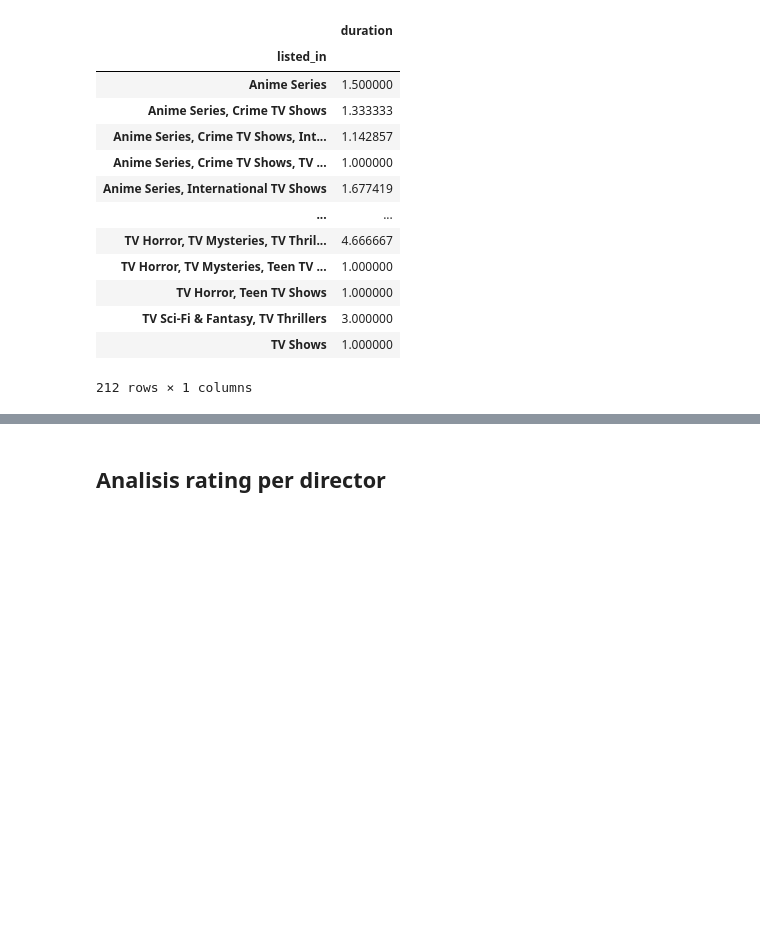
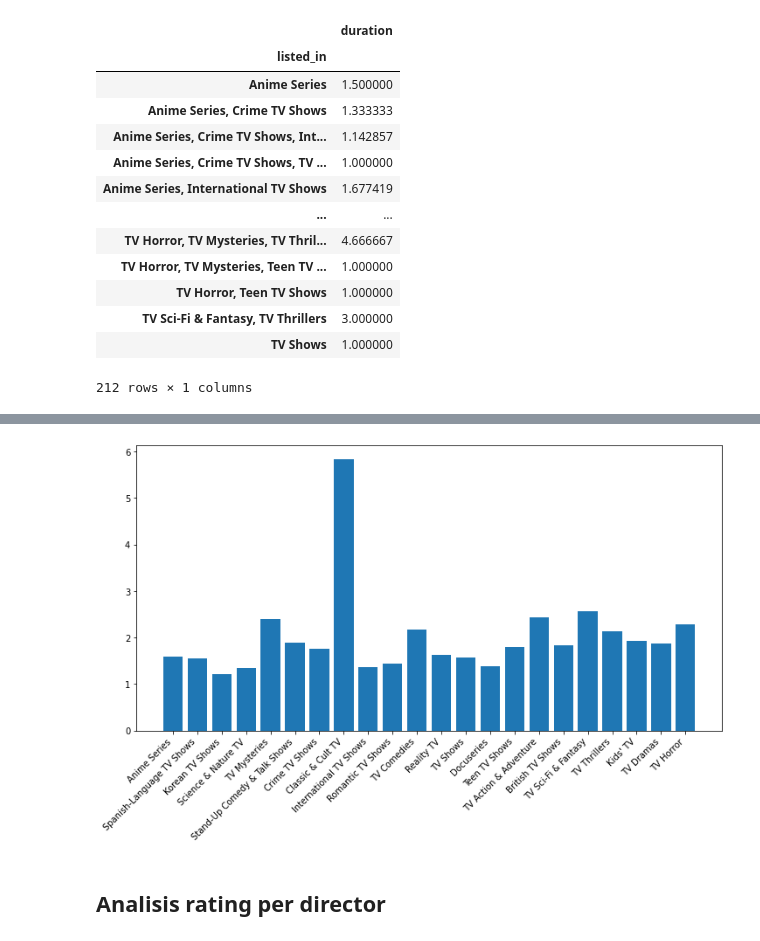
Before and after one commit to rindanh/Latihan-NDSC, a Jupyter notebook: netflix/rinda/Belajar_NDSC_Netflix_Danu_edited_by_Rinda.ipynb, the cells around one changed output, grey strips where cells are left out. Cells and saved outputs as stored; diff of their text form; code cells hidden in the pictures; blank space fills up the shorter version.

```diff
--- a/netflix/rinda/Belajar_NDSC_Netflix_Danu_edited_by_Rinda.ipynb
+++ b/netflix/rinda/Belajar_NDSC_Netflix_Danu_edited_by_Rinda.ipynb
@@ -444,3 +514,7 @@ df_tvshow.groupby('listed_in').mean()[['duration']]
 | TV Sci-Fi & Fantasy, TV Thrillers | 3.000000 |
 | TV Shows | 1.000000 |
 212 rows × 1 columns
+# %%
+df_tvshow_listed_str = ', '.join(df_tvshow['listed_in'])
+df_tvshow_listed_list = list(set(df_tvshow_listed_str.split(', ')))
+len(df_tvshow_listed_list)
@@ -446,0 +523,9 @@ df_tvshow.groupby('listed_in').mean()[['duration']]
+# %%
+df_tvshow[df_tvshow['listed_in'].str.contains(df_tvshow_listed_list[0])]['duration'].mean()
+
+tvshow_listedin_duration = []
+for li in df_tvshow_listed_list:
+    tvshow_listedin_duration.append((li, df_tvshow[df_tvshow['listed_in'].str.contains(li)]['duration'].mean()))
+
+df_tvshow_listedin_duration = pd.DataFrame(tvshow_listedin_duration, columns=['listed_in', 'avg_duration'])
+df_tvshow_listedin_duration
@@ -447,3 +550,12 @@ df_tvshow.groupby('listed_in').mean()[['duration']]
+# %%
+fig, ax = plt.subplots(figsize=(12, 6))
+bars = ax.bar(np.arange(len(df_tvshow_listedin_duration)), height=df_tvshow_listedin_duration['avg_duration'])
+ax.set_xticks(np.arange(len(df_tvshow_listedin_duration)))
+ax.set_xticklabels(df_tvshow_listedin_duration['listed_in'], rotation=45, ha="right")
+
+plt.show()
+# %% [output]
+[figure, added]
 # %% [markdown]
 ## Analisis rating per director
 # %% [markdown]
```
Also changed, not shown: parts of 23 cells of this notebook.
